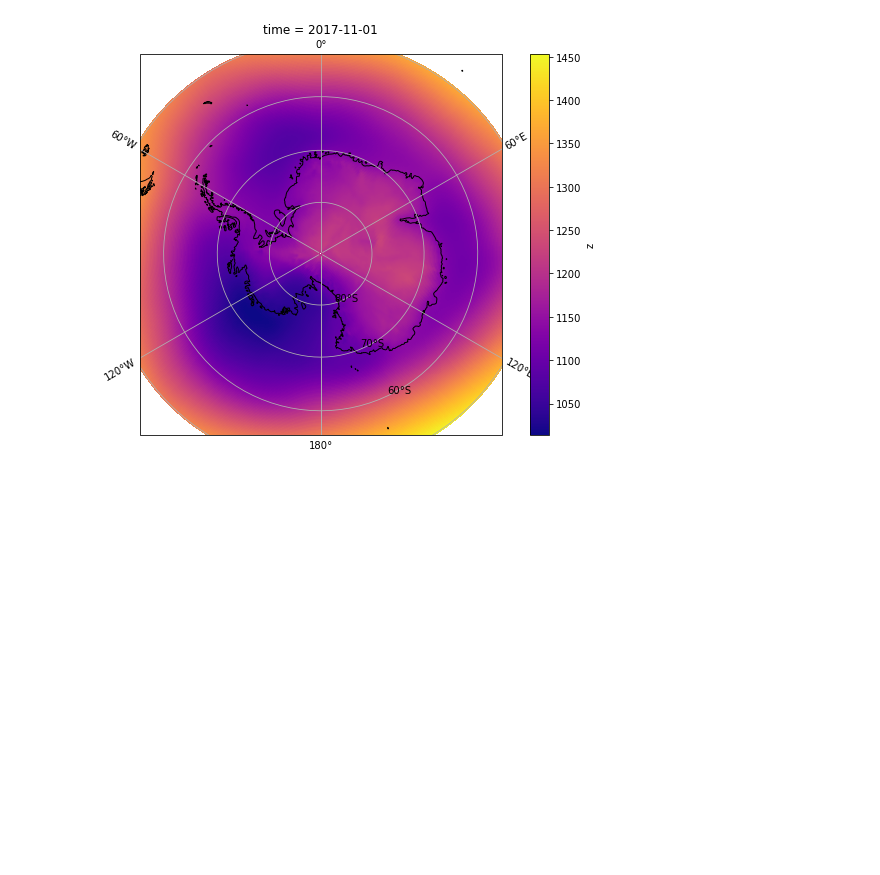
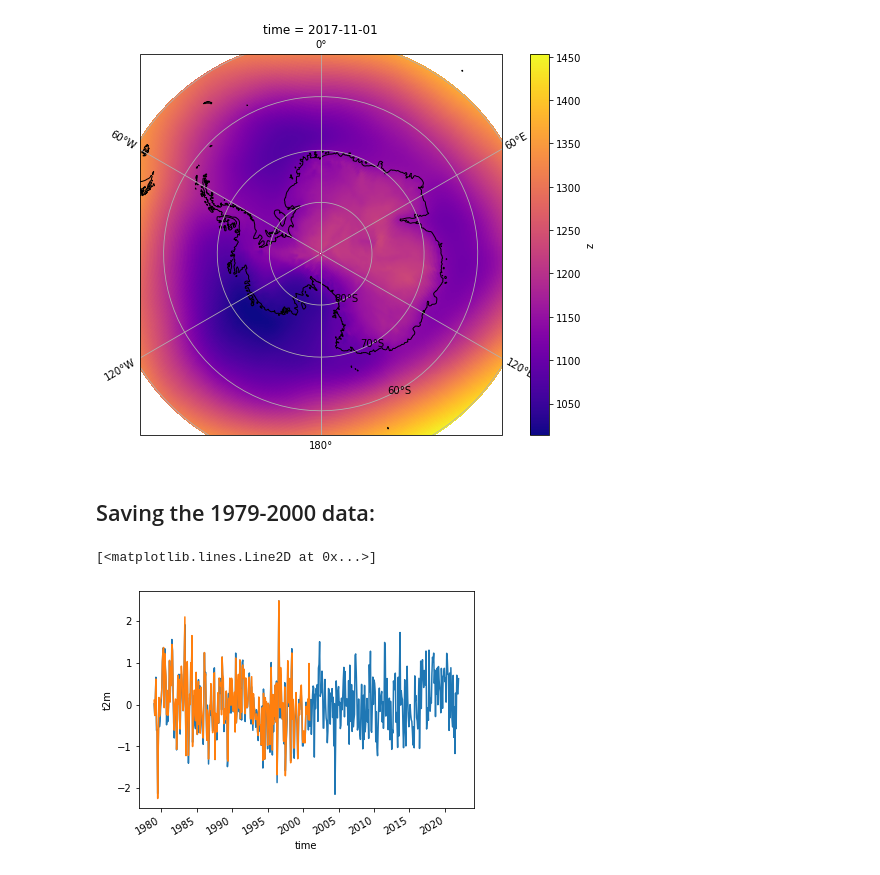
Before and after one commit to bernardw11/seaice_forecasts, a Jupyter notebook: variable_processing/era5_files.ipynb, the cells around one changed output. Cells and saved outputs as stored; diff of their text form; code cells hidden in the pictures; blank space fills up the shorter version.

```diff
--- a/variable_processing/era5_files.ipynb
+++ b/variable_processing/era5_files.ipynb
@@ -200,3 +200,28 @@ tmp.plot(transform=pc, vmin = tmp.min(), vmax = tmp.max()) #arb_time.plot(ax=ax,
 ax.coastlines()
 ax.gridlines(draw_labels=True)
 ax.set_extent([-3950000., 3950000., 4350000., -3950000.], crs=sp)
+# %% [markdown]
+## Saving the 1979-2000 data:
+# %%
+# Get the climatological anomalies for all of these datasets.
+o_sat = sat.isel(tdim=slice(0, 264))
+o_sat_anom = o_sat.groupby('tdim.month') - o_sat.groupby('tdim.month').mean(dim='tdim')
+
+o_gph_850 = gph_850.isel(tdim=slice(0, 264))
+o_gph_850_anom = o_gph_850.groupby('tdim.month') - o_gph_850.groupby('tdim.month').mean(dim='tdim')
+
+o_uwind_850 = uwind_850.isel(tdim=slice(0, 264))
+o_uwind_850_anom = o_uwind_850.groupby('tdim.month') - o_uwind_850.groupby('tdim.month').mean(dim='tdim')
+
+o_vwind_850 = vwind_850.isel(tdim=slice(0, 264))
+o_vwind_850_anom = o_vwind_850.groupby('tdim.month') - o_vwind_850.groupby('tdim.month').mean(dim='tdim')
+
+o_sthf = sthf.isel(tdim=slice(0, 264))
+o_sthf_anom = o_sthf.groupby('tdim.month') - o_sthf.groupby('tdim.month').mean(dim='tdim')
+o_sthf_anom = o_sthf_anom.rename('sthf')
+# %%
+sat_anom.mean(dim=['x','y']).plot()
+o_sat_anom.mean(dim=['x','y']).plot()
+# %% [output]
+[<matplotlib.lines.Line2D at 0x...>]
+[figure, added]
```
Also changed, not shown: parts of 1 cell of this notebook, 7 other files.
